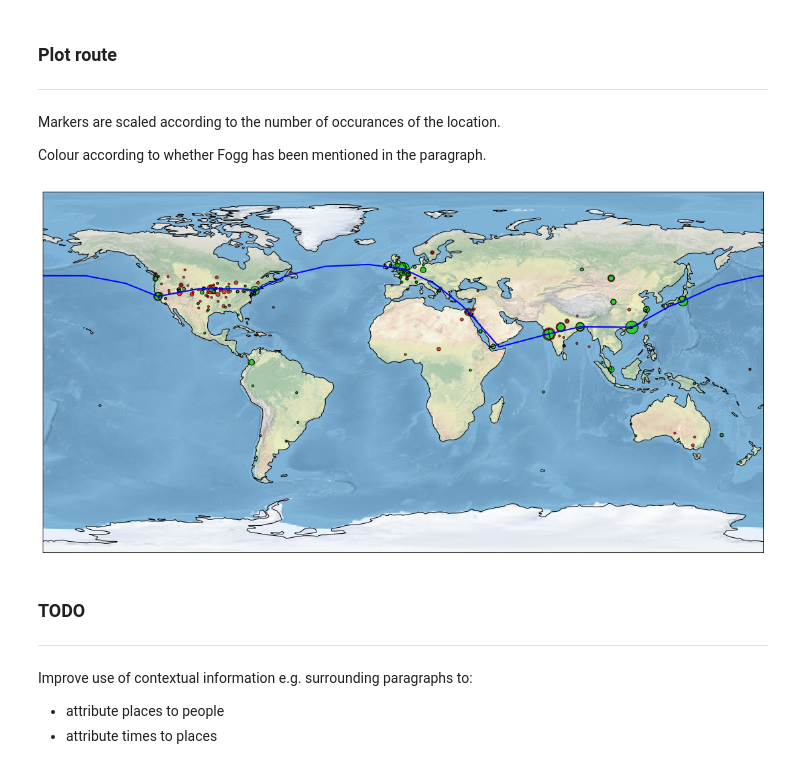
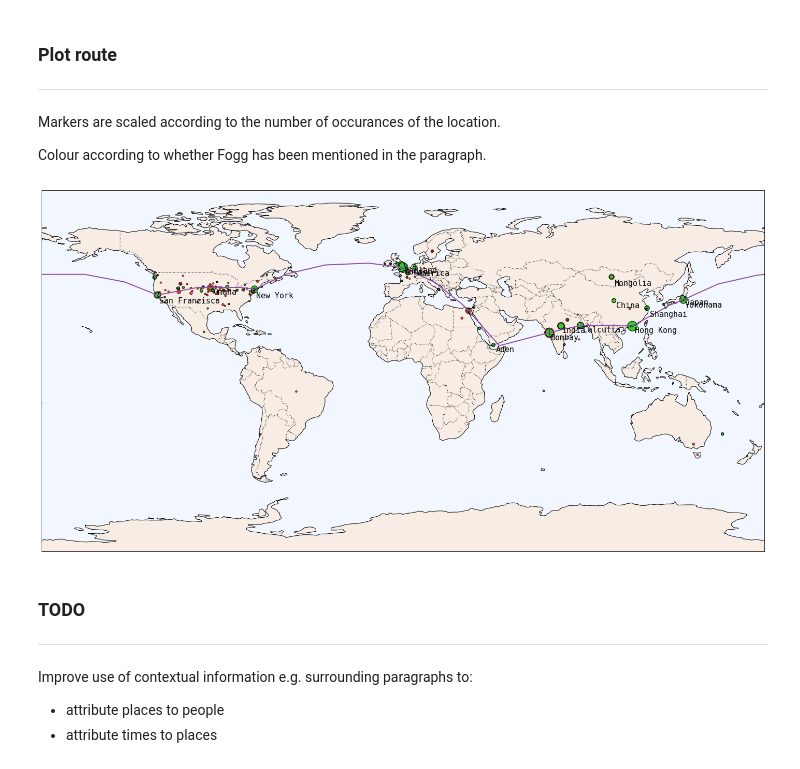
Before and after one commit to slyddon/nlp-analysis, a Jupyter notebook: notebooks/route_analysis.ipynb, the cells around one changed output. Cells and saved outputs as stored; diff of their text form; code cells hidden in the pictures.

```diff
--- a/notebooks/route_analysis.ipynb
+++ b/notebooks/route_analysis.ipynb
@@ -104,9 +105,12 @@ Markers are scaled according to the number of occurances of the location.
 
 Colour according to whether Fogg has been mentioned in the paragraph.
 # %%
-fig = plt.figure(figsize=(20, 10))
+fig = plt.figure(figsize=(25, 15))
 ax = plt.axes(projection=ccrs.PlateCarree())
-ax.stock_img()
+ax.add_feature(cfeature.COASTLINE)
+ax.add_feature(cfeature.BORDERS, linestyle=":")
+ax.add_feature(cfeature.LAND, color="#f7ede4")
+ax.add_feature(cfeature.OCEAN, color="#f2f7ff")
 
 # manually retrieved route
 lat = [
@@ -131,36 +135,47 @@ lon = [
     139.6380,
     -122.4194,
     -74.0060,
     0.1278,
 ]
+ax.plot(lon, lat, color="#924da8", linewidth=2, transform=ccrs.Geodetic())
 
+# scatter where fogg has not appeared
 ax.scatter(
     [loc["lon"] for loc in locations if not loc["has_fogg"]],
     [loc["lat"] for loc in locations if not loc["has_fogg"]],
     s=[loc["count"] * 10 for loc in locations if not loc["has_fogg"]],
     marker="o",
     edgecolors="black",
     color="red",
     alpha=0.75,
     transform=ccrs.PlateCarree(),
 )
+# scatter where fogg has appeared
 ax.scatter(
     [loc["lon"] for loc in locations if loc["has_fogg"]],
     [loc["lat"] for loc in locations if loc["has_fogg"]],
     s=[loc["count"] * 10 for loc in locations if loc["has_fogg"]],
     marker="o",
     edgecolors="black",
     color="limegreen",
     transform=ccrs.PlateCarree(),
 )
-ax.plot(lon, lat, color="blue", linewidth=2, transform=ccrs.Geodetic())
+for loc in locations:
+    if loc["has_fogg"] and loc["count"] > 4:
+        ax.text(
+            loc["lon"] + np.random.uniform(0.5, 1.5),
+            loc["lat"] - np.random.uniform(0, 1.5),
+            loc["location"],
+            horizontalalignment="left",
+            verticalalignment="top",
+            fontdict={"family": "monospace", "fontsize": 15, "color": "black"},
+        )
 
-ax.coastlines()
 plt.xlim([-180, 180])
 plt.ylim([-90, 90])
 plt.show()
 # %% [output]
-[figure, old version]
+[figure, new version]
 # %% [markdown]
 ### TODO
 ***
```
Also changed, not shown: parts of 5 cells of this notebook, 1 other file.
